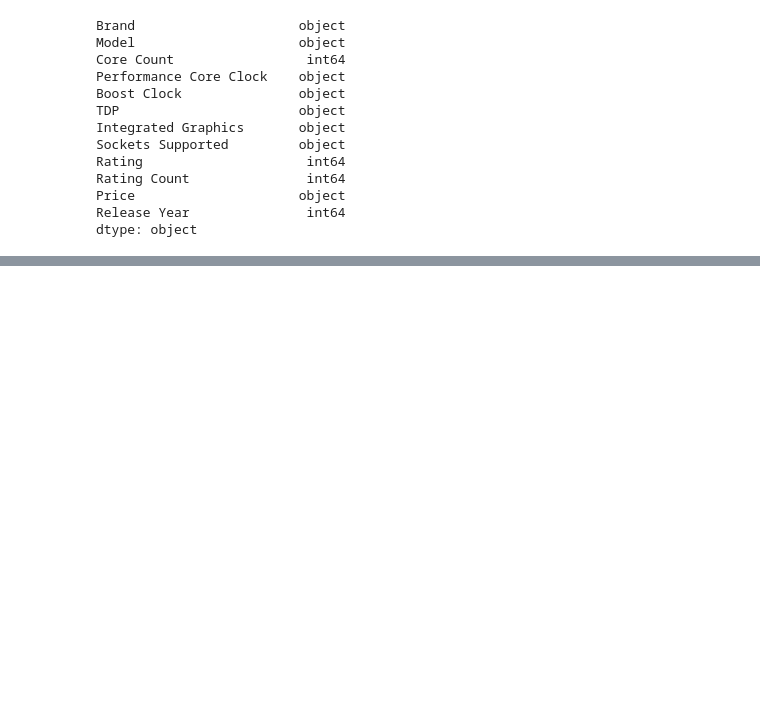
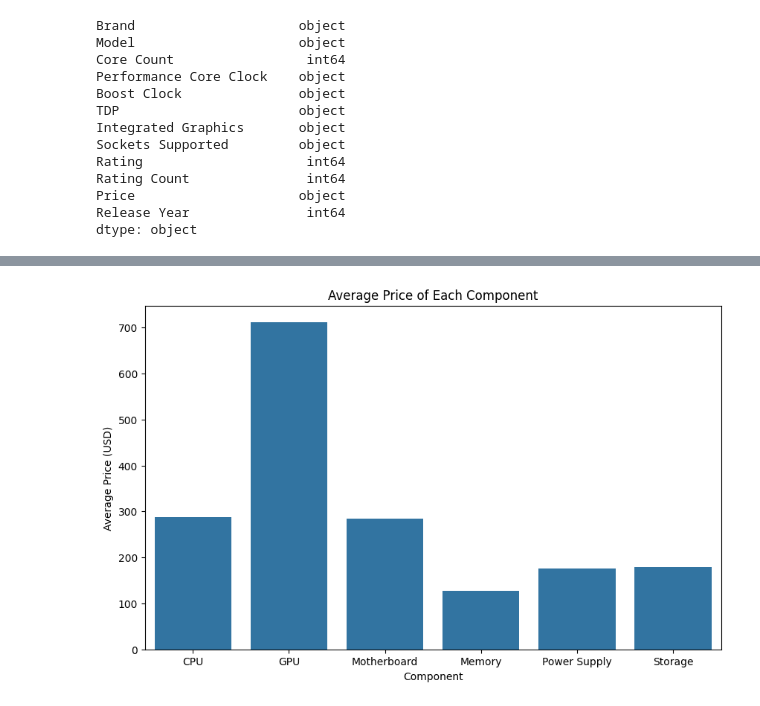
Before and after one commit to knoppds/CSCI_5502_Group_Project_01, a Jupyter notebook: GP_1_PCPartPicker_Data_Visualizations.ipynb, the cells around one changed output, grey strips where cells are left out. Saved outputs shown, nothing was run; the diff lists cells and outputs as text; code cells hidden in the pictures; blank space fills up the shorter version.

```diff
--- a/GP_1_PCPartPicker_Data_Visualizations.ipynb
+++ b/GP_1_PCPartPicker_Data_Visualizations.ipynb
@@ -123,0 +134,20 @@ plt.show()
+# %%
+#create a bar chart of the average price of each component
+#remove NaN values from price column
+cpu_df = cpu_df.dropna(subset=['Price'])
+gpu_df = gpu_df.dropna(subset=['Price'])
+mb_df = mb_df.dropna(subset=['Price'])
+memory_df = memory_df.dropna(subset=['Price'])
+power_df = power_df.dropna(subset=['Price'])
+storage_df = storage_df.dropna(subset=['Price'])
+
+avg_price = [cpu_df['Price'].mean(), gpu_df['Price'].mean(), mb_df['Price'].mean(), memory_df['Price'].mean(), power_df['Price'].mean(), storage_df['Price'].mean()]
+components = ['CPU', 'GPU', 'Motherboard', 'Memory', 'Power Supply', 'Storage']
+plt.figure(figsize=(10, 6))
+sns.barplot(x=components, y=avg_price)
+plt.xlabel('Component')
+plt.ylabel('Average Price (USD)')
+plt.title('Average Price of Each Component')
+plt.show()
+# %% [output]
+[figure, added]
```
Also changed, not shown: parts of 13 cells of this notebook.
